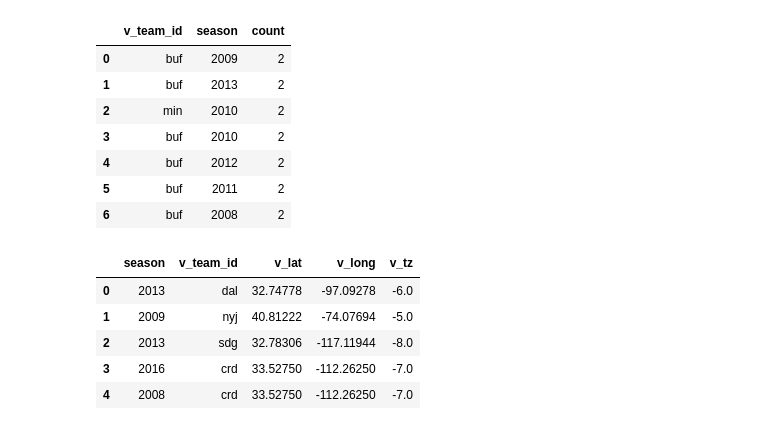
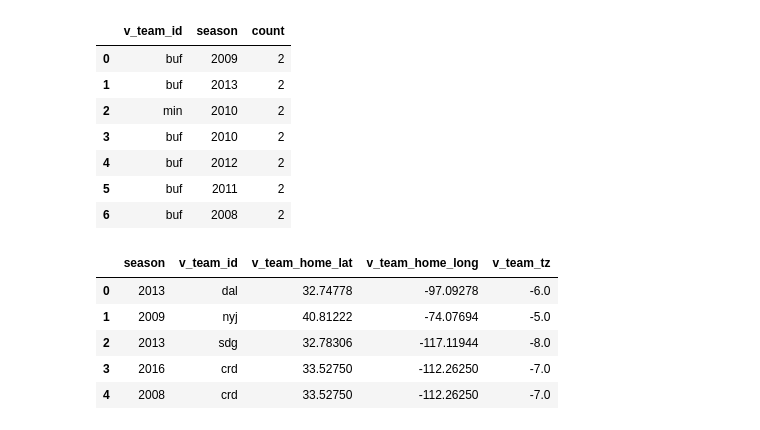
Before and after one commit to joshplotkin/modeling-football-outcomes-2019, a Jupyter notebook: feature_engineering/public04_travel.ipynb, the cells around one changed output. Saved outputs shown, nothing was run; the diff lists cells and outputs as text; code cells hidden in the pictures.

```diff
--- a/feature_engineering/public04_travel.ipynb
+++ b/feature_engineering/public04_travel.ipynb
@@ -50,7 +91,7 @@ key = 'game_id'
 out_tbl = 'features.travel'
 features_list = []
 # %%
-game = spark.table('game').select('game_id','season','date','stadium','h_team_id',
+game = spark.table('game').select('game_id','season','date','week_id','stadium','h_team_id',
                                   'v_team_id','is_neutral')
 stadium = spark.table('stadium').select('stadium','season','lat','long','timezone',
                                         'stadium_home_team')
@@ -113,17 +154,17 @@ assert visitor_uniq.groupby('v_team_id','season').count()\
 # %%
 v_stad_info = visitor_uniq.join(
     spark.table('stadium').select(
         'stadium',
         'season',
-        col('lat').alias('v_lat'),
-        col('long').alias('v_long'),
-        col('timezone').alias('v_tz'),
+        col('lat').alias('v_team_home_lat'),
+        col('long').alias('v_team_home_long'),
+        col('timezone').alias('v_team_tz'),
     ), on=['stadium','season']
 ).drop('stadium')
 
 v_stad_info.limit(5).toPandas()
 # %% [output]
-|  | season | v_team_id | v_lat | v_long | v_tz |
+|  | season | v_team_id | v_team_home_lat | v_team_home_long | v_team_tz |
 | 0 | 2013 | dal | 32.74778 | -97.09278 | -6.0 |
 | 1 | 2009 | nyj | 40.81222 | -74.07694 | -5.0 |
 | 2 | 2013 | sdg | 32.78306 | -117.11944 | -8.0 |
```
Also changed, not shown: parts of 27 cells of this notebook, 1 other file.
